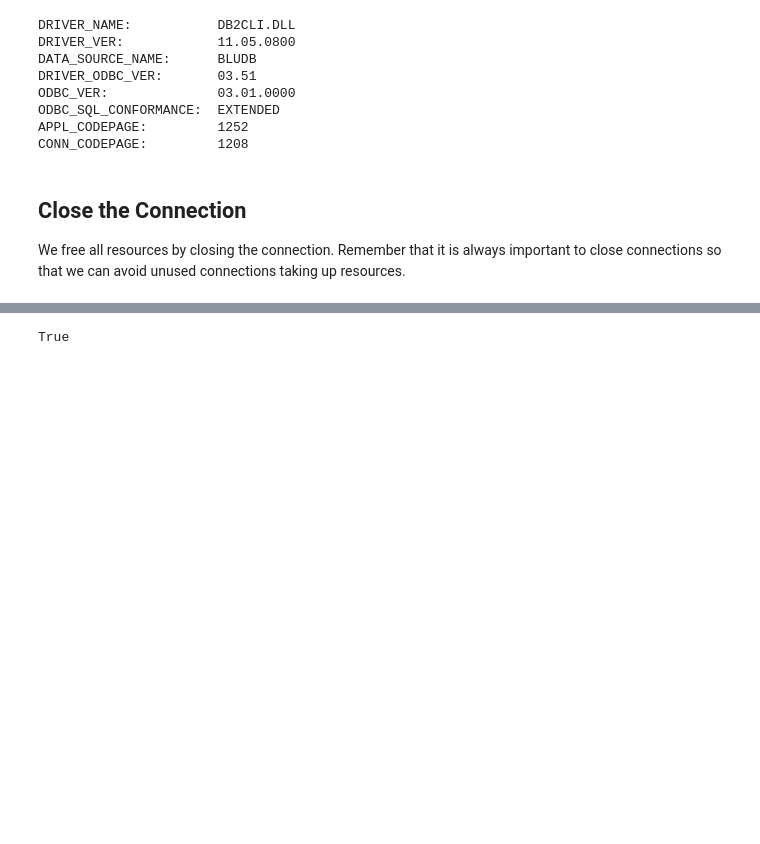
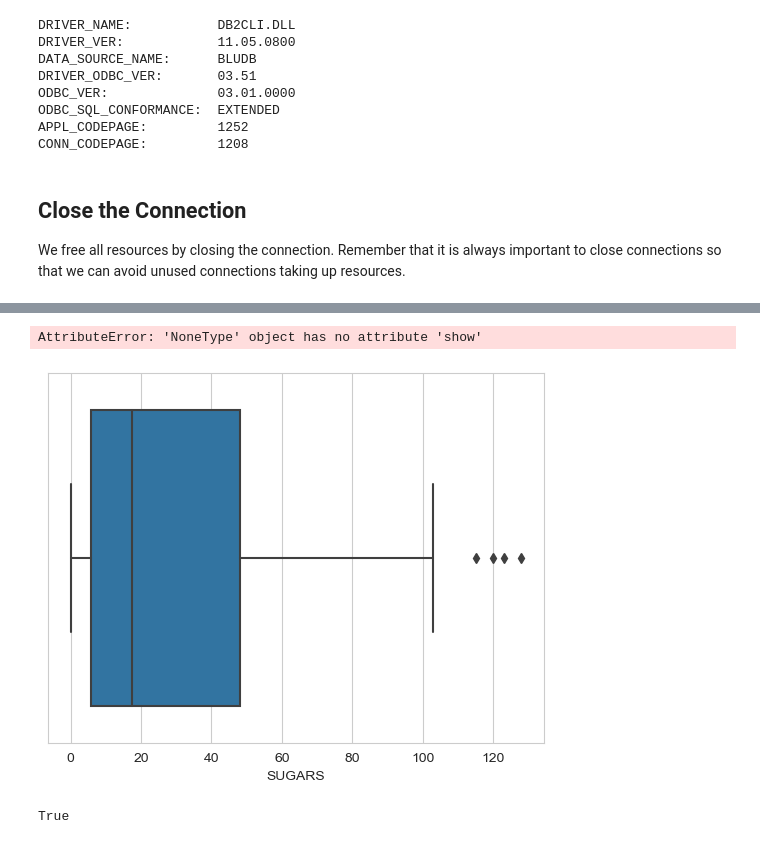
Before and after one commit to TheDreamed/IBM-Data-Science---Coursera, a Jupyter notebook: Databases and SQL for Data Science/Accessing databases using Python/Connecting to a database instance.ipynb, the cells around one changed output, grey strips where cells are left out. Cells and saved outputs as stored; diff of their text form; code cells hidden in the pictures; blank space fills up the shorter version.

```diff
--- a/Databases and SQL for Data Science/Accessing databases using Python/Connecting to a database instance.ipynb
+++ b/Databases and SQL for Data Science/Accessing databases using Python/Connecting to a database instance.ipynb
@@ -216 +282,8 @@ We free all resources by closing the connection. Remember that it is always impo
+# %%
+plot = sns.set_style("whitegrid")
+ax = sns.boxplot(x=df["SUGARS"])
+plot.show()
+# %% [output]
+AttributeError: 'NoneType' object has no attribute 'show'
+[figure, added]
 # %%
```
Also changed, not shown: parts of 9 cells of this notebook, 10 other files.
